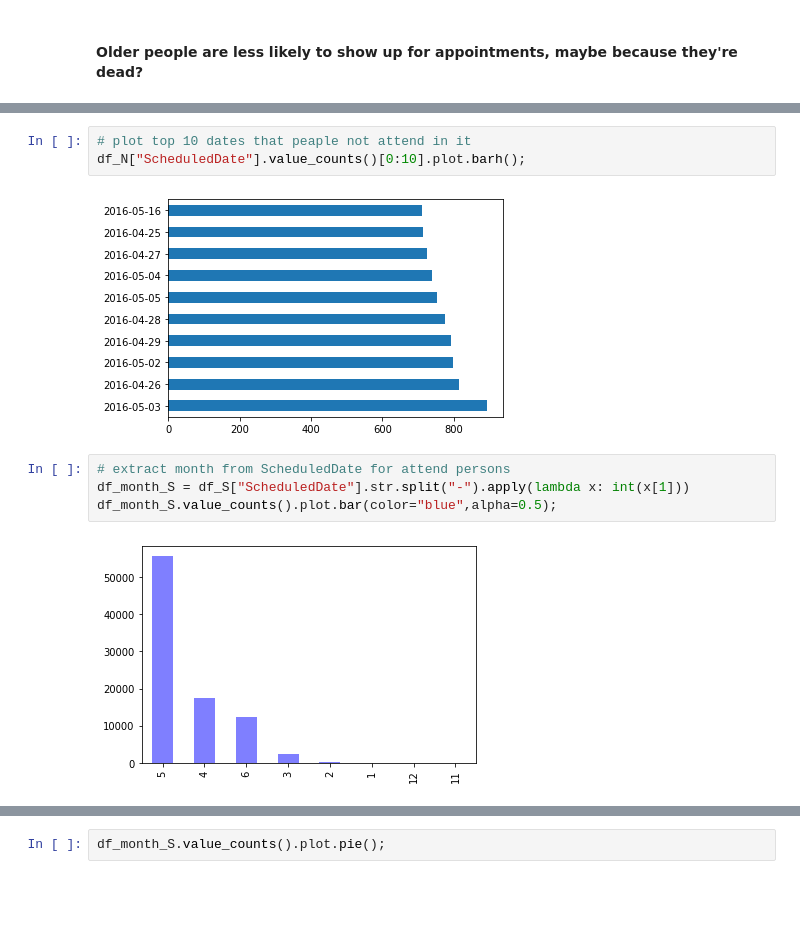
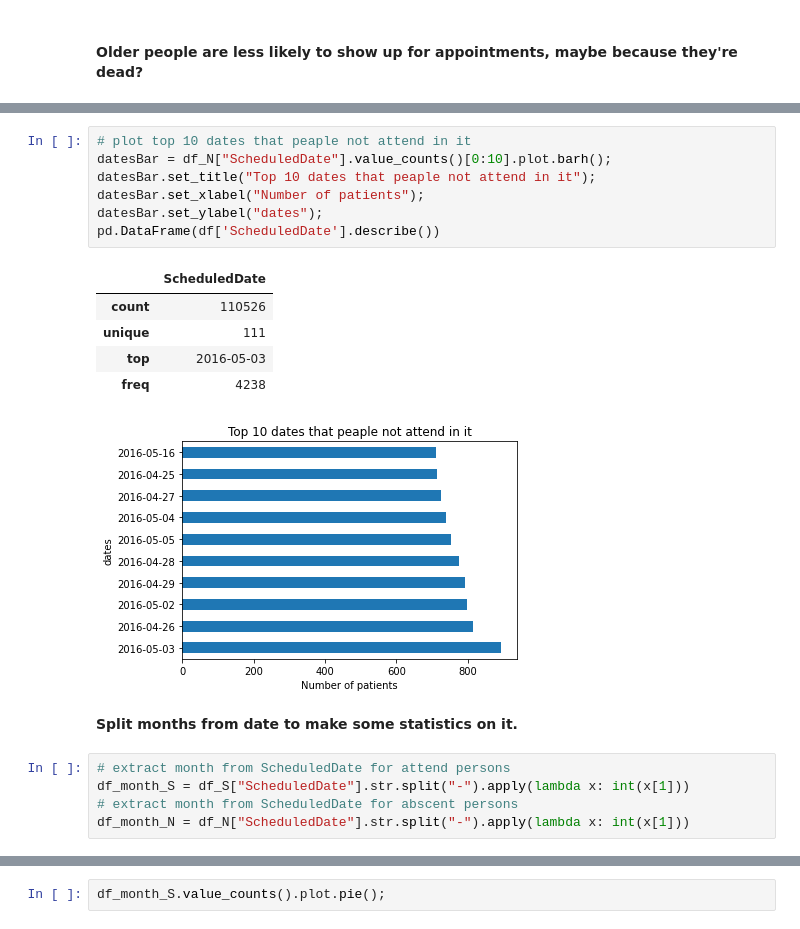
Before and after one commit to MoErn854/Investigate-Medical-Appointment-Dataset, a Jupyter notebook: Investigate-Medical-Appointment-Dataset.ipynb, the cells around one changed output, grey strips where cells are left out. Saved outputs shown, nothing was run; the diff lists cells and outputs as text; blank space fills up the shorter version.

```diff
--- a/Investigate-Medical-Appointment-Dataset.ipynb
+++ b/Investigate-Medical-Appointment-Dataset.ipynb
@@ -338,11 +396,21 @@ df.query("Age > 100").Show.value_counts().plot(kind="pie");
 # %%
 # plot top 10 dates that peaple not attend in it
-df_N["ScheduledDate"].value_counts()[0:10].plot.barh();
+datesBar = df_N["ScheduledDate"].value_counts()[0:10].plot.barh();
+datesBar.set_title("Top 10 dates that peaple not attend in it");
+datesBar.set_xlabel("Number of patients");
+datesBar.set_ylabel("dates");
+pd.DataFrame(df['ScheduledDate'].describe())
 # %% [output]
+|  | ScheduledDate |
+| count | 110526 |
+| unique | 111 |
+| top | 2016-05-03 |
+| freq | 4238 |
-[figure, old version]
+[figure, new version]
+# %% [markdown]
+**Split months from date to make some statistics on it.**
 # %%
 # extract month from ScheduledDate for attend persons
 df_month_S = df_S["ScheduledDate"].str.split("-").apply(lambda x: int(x[1]))
-df_month_S.value_counts().plot.bar(color="blue",alpha=0.5);
+# extract month from ScheduledDate for abscent persons
+df_month_N = df_N["ScheduledDate"].str.split("-").apply(lambda x: int(x[1]))
-# %% [output]
-[figure, removed]
```
Also changed, not shown: parts of 117 cells of this notebook, 2 other files.
